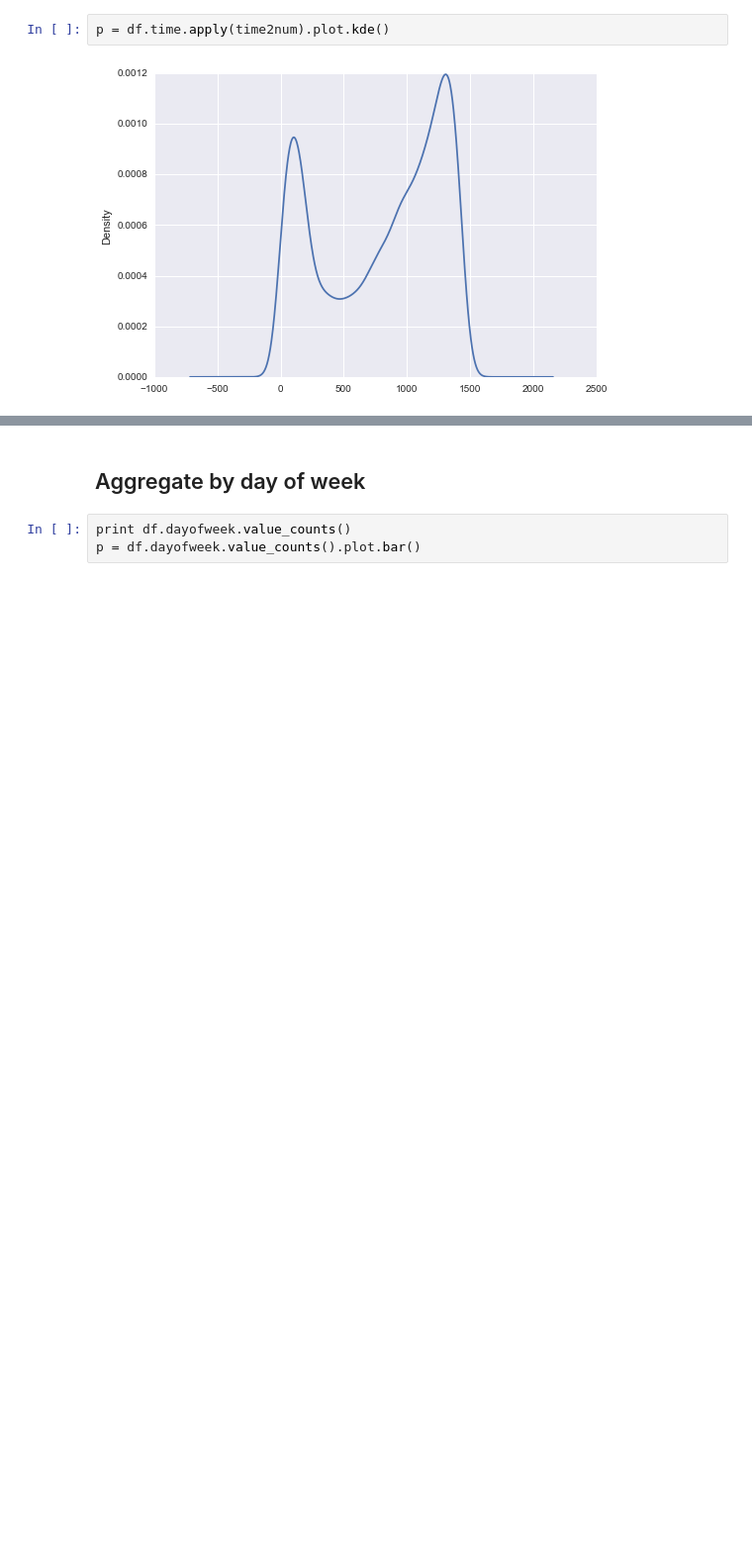
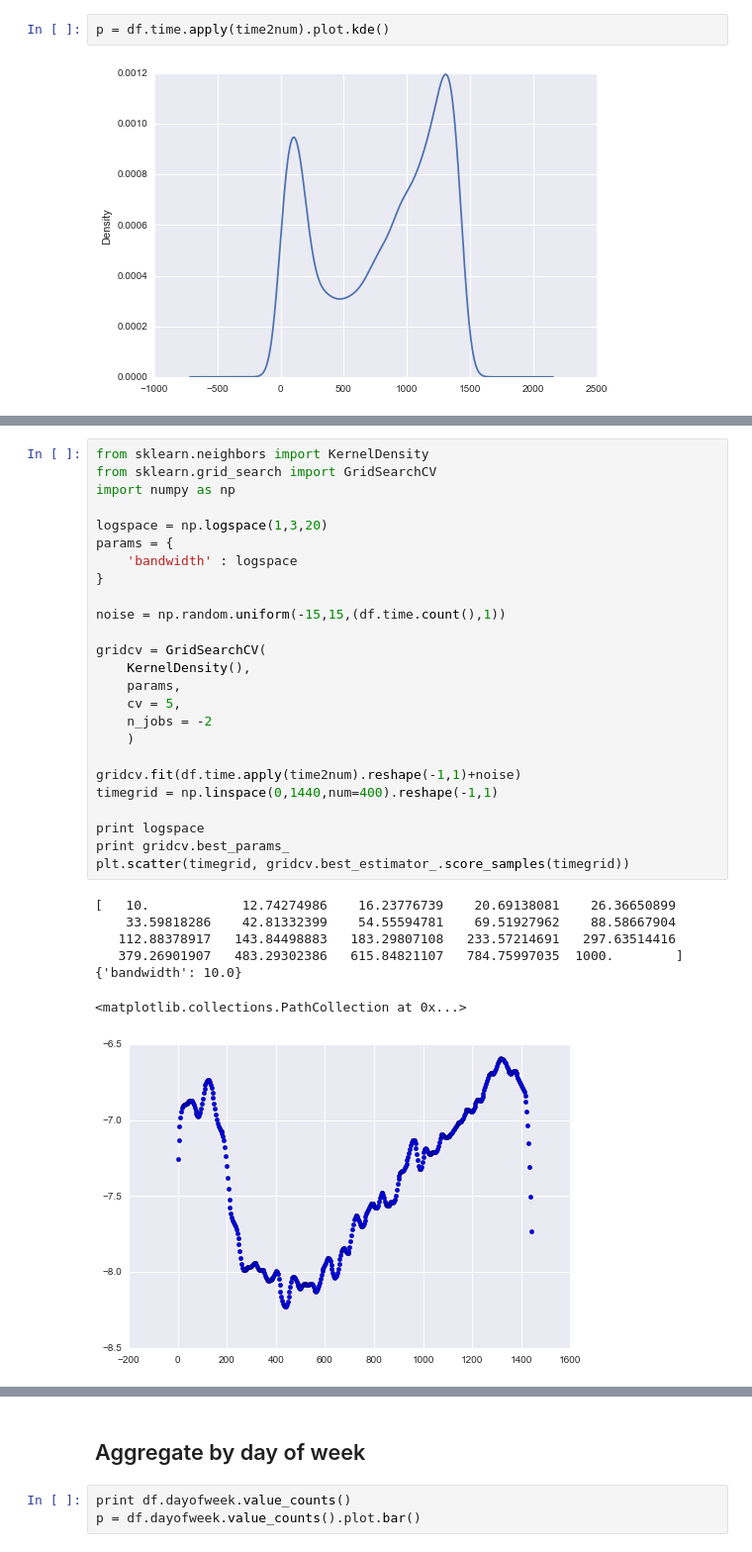
Before and after one commit to jayqi/sf-walk-safety, a Jupyter notebook: ipynbs/robbery analysis sandbox.ipynb, the cells around one changed output, grey strips where cells are left out. Shown: that part at 99% size. Cells and saved outputs as stored; diff of their text form; blank space fills up the shorter version.

```diff
--- a/ipynbs/robbery analysis.ipynb
+++ b/ipynbs/robbery analysis sandbox.ipynb
@@ -98,0 +133,33 @@ p = df.time.apply(time2num).plot.kde()
+# %%
+from sklearn.neighbors import KernelDensity
+from sklearn.grid_search import GridSearchCV
+import numpy as np
+
+logspace = np.logspace(1,3,20)
+params = {
+    'bandwidth' : logspace
+}
+
+noise = np.random.uniform(-15,15,(df.time.count(),1))
+
+gridcv = GridSearchCV(
+    KernelDensity(),
+    params,
+    cv = 5,
+    n_jobs = -2
+    )
+
+gridcv.fit(df.time.apply(time2num).reshape(-1,1)+noise)
+timegrid = np.linspace(0,1440,num=400).reshape(-1,1)
+
+print logspace
+print gridcv.best_params_
+plt.scatter(timegrid, gridcv.best_estimator_.score_samples(timegrid))
+# %% [output]
+[   10.            12.74274986    16.23776739    20.69138081    26.36650899
+    33.59818286    42.81332399    54.55594781    69.51927962    88.58667904
+   112.88378917   143.84498883   183.29807108   233.57214691   297.63514416
+   379.26901907   483.29302386   615.84821107   784.75997035  1000.        ]
+{'bandwidth': 10.0}
+<matplotlib.collections.PathCollection at 0x...>
+[figure, added]
```
Also changed, not shown: parts of 12 cells of this notebook, 1 other file.
